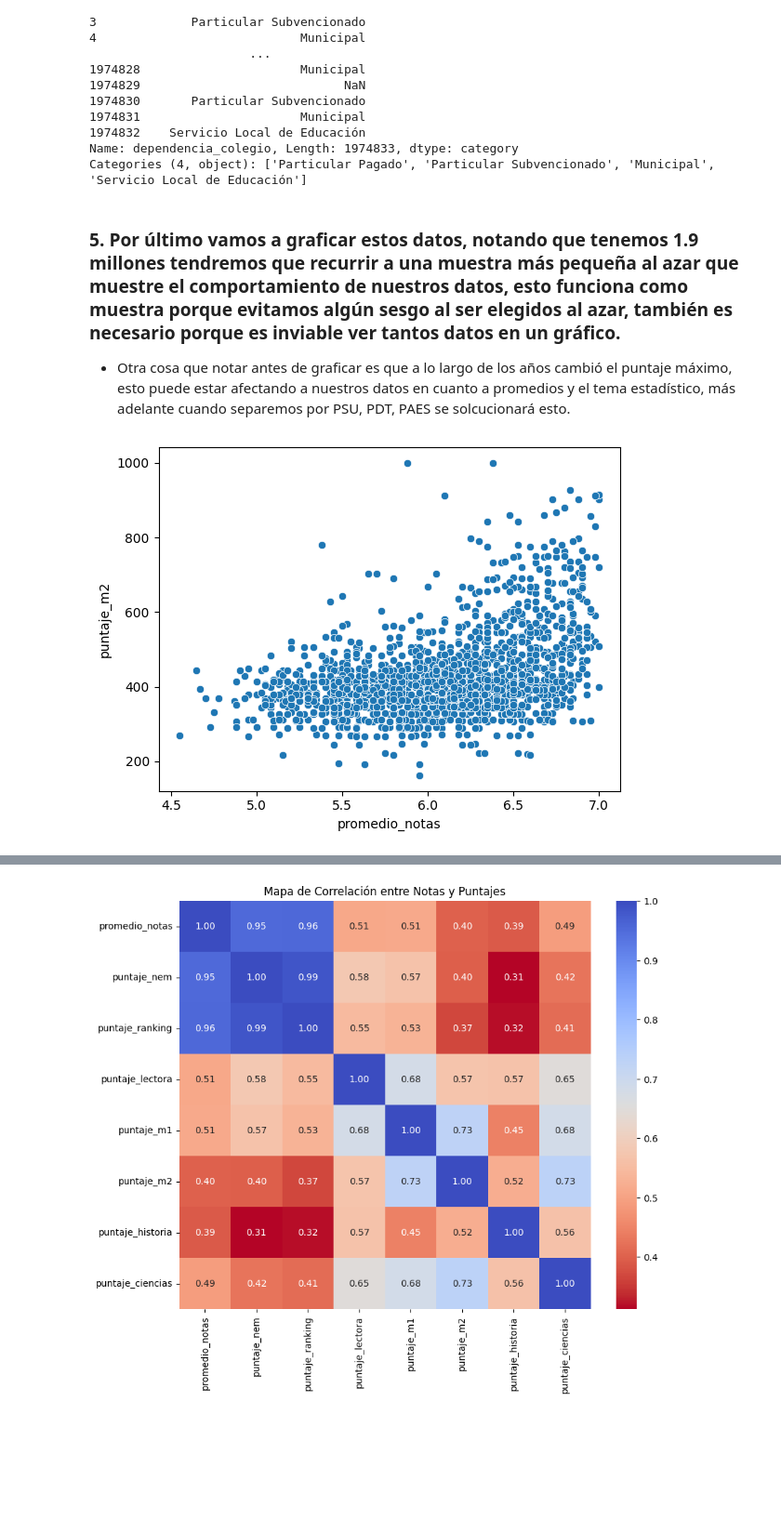
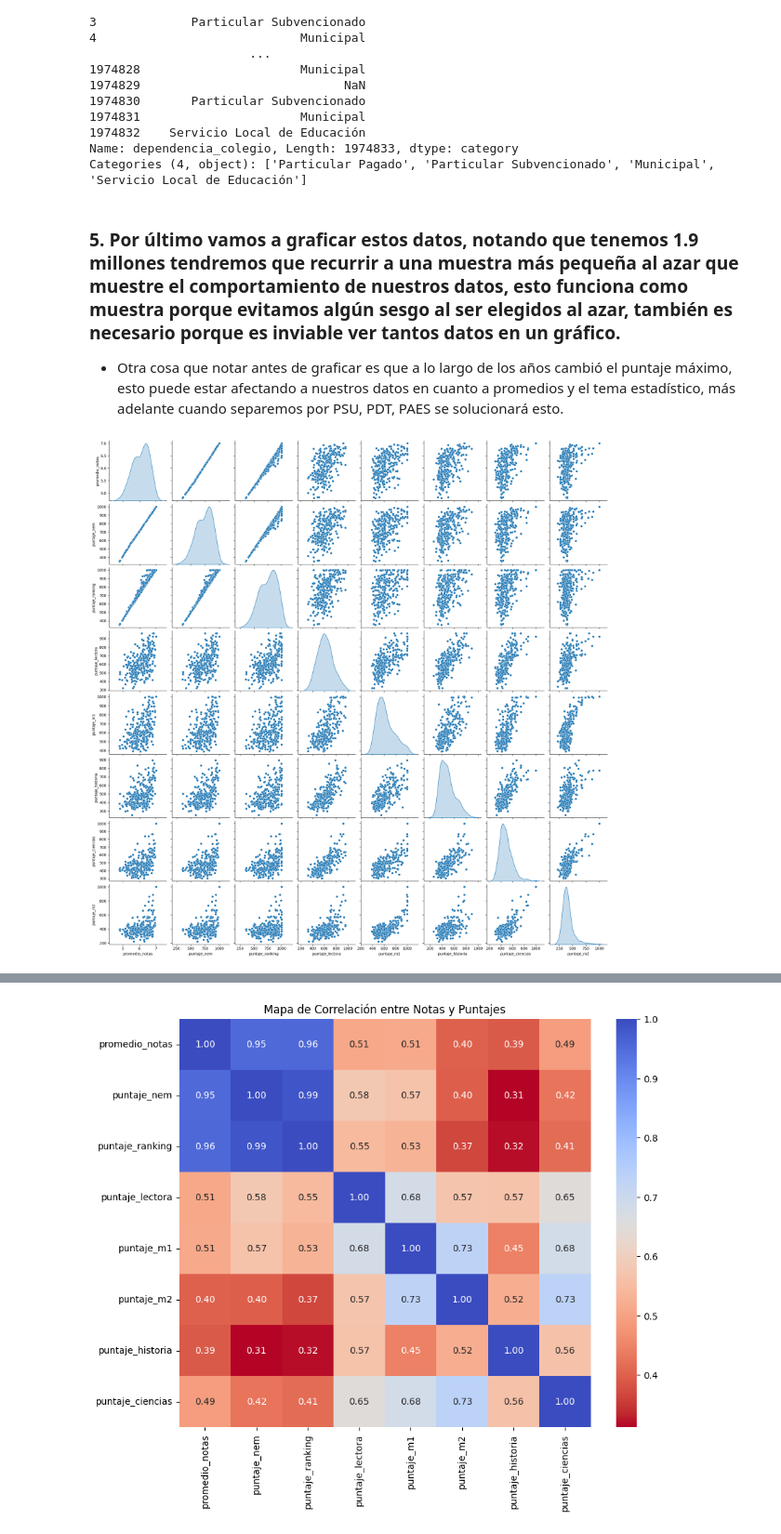
Before and after one commit to BenjaCidR/Proyecto-DEMRE, a Jupyter notebook: notebooks/Procesamiento_2019-2025.ipynb, the cells around one changed output, grey strips where cells are left out. Shown at 93% size. Drawn from its saved outputs; the diff is of its cells as text; code cells hidden in the pictures; blank space fills up the shorter version.

```diff
--- a/notebooks/Procesamiento_2019-2025.ipynb
+++ b/notebooks/Procesamiento_2019-2025.ipynb
@@ -49,7 +49,7 @@ for anio, fila_id in archivos_demre.items():
         # Leemos el csv desde la url
         print(f'Cargando datos del año {anio}')
         df_temporal = pd.read_csv(url, sep=';')
-        df_temporal['anio_proceso'] = anio
+        df_temporal['year_proceso'] = anio
         lista_de_dataframes.append(df_temporal)
         print(f"...Datos del año {anio} cargados 🔥🔥")
 
@@ -157,7 +157,7 @@ def normalizar_nombres_y_filtrar(df):
 
     # Filtramos solo por las columnas que usaremos
     columnas_finales = [
-        'id_estudiante', 'id_colegio_rbd', 'anio_proceso', 'dependencia_colegio', 'situacion_egreso','rama_educacional',
+        'id_estudiante', 'id_colegio_rbd', 'year_proceso', 'dependencia_colegio', 'situacion_egreso','rama_educacional',
         'cod_region', 'cod_comuna', 'promedio_notas', 'puntaje_nem', 'puntaje_ranking',
         'puntaje_lectora', 'puntaje_m1', 'puntaje_m2', 'puntaje_historia', 'puntaje_ciencias', 'tipo_ciencia'
     ]
@@ -204,7 +204,7 @@ df_final['promedio_notas'] = df_final['promedio_notas'].str.replace(',', '.').as
 df_final['puntaje_nem'] = df_final['puntaje_nem'].replace(0, np.nan)
 df_final['puntaje_ranking'] = df_final['puntaje_ranking'].replace(0, np.nan)
 # Cambiamos a tipo category las columnas que tienen pocos datos unicos, esto para reducir el espacio que usan en el DataFrame.
-df_final['anio_proceso'] = df_final['anio_proceso'].astype('category')
+df_final['year_proceso'] = df_final['year_proceso'].astype('category')
 df_final['tipo_ciencia'] = df_final['tipo_ciencia'].astype('category')
 df_final['rama_educacional'] = df_final['rama_educacional'].astype('category')
 df_final['cod_region'] = df_final['cod_region'].astype('category')
@@ -213,6 +213,7 @@ df_final['situacion_egreso'] = df_final['situacion_egreso'].astype('category')
 df_final['dependencia_colegio'] = df_final['dependencia_colegio'].astype('category')
 df_final['id_colegio_rbd'] = df_final['id_colegio_rbd'].astype('category')
 
+
 # Pasamos a int los datos que estaban como float.
 df_final['puntaje_lectora'] = df_final['puntaje_lectora'].replace(0, np.nan).astype('Int64')
 df_final['puntaje_m1'] = df_final['puntaje_m1'].replace(0, np.nan).astype('Int64')
@@ -300,15 +301,29 @@ Name: dependencia_colegio, Length: 1974833, dtype: category
 Categories (4, object): ['Particular Pagado', 'Particular Subvencionado', 'Municipal', 'Servicio Local de Educación']
 # %% [markdown]
 ###  5. Por último vamos a graficar estos datos, notando que tenemos 1.9 millones tendremos que recurrir a una muestra más pequeña al azar que muestre el comportamiento de nuestros datos, esto funciona como muestra porque evitamos algún sesgo al ser elegidos al azar, también es necesario porque es inviable ver tantos datos en un gráfico.
-- Otra cosa que notar antes de graficar es que a lo largo de los años cambió el puntaje máximo, esto puede estar afectando a nuestros datos en cuanto a promedios y el tema estadístico, más adelante cuando separemos por PSU, PDT, PAES se solcucionará esto.
+- Otra cosa que notar antes de graficar es que a lo largo de los años cambió el puntaje máximo, esto puede estar afectando a nuestros datos en cuanto a promedios y el tema estadístico, más adelante cuando separemos por PSU, PDT, PAES se solucionará esto.
 # %%
 import matplotlib.pyplot as plt
 import seaborn as sns
+import pandas as pd
 
-df_muestra = df_final.sample(n=10000)
+columnas_numericas = [
+    'promedio_notas',
+    'puntaje_nem',
+    'puntaje_ranking',
+    'puntaje_lectora',
+    'puntaje_m1',
+    'puntaje_historia',
+    'puntaje_ciencias',
+    'puntaje_m2'
+]
 
-# Ahora haz el gráfico usando esta muestra más pequeña
-sns.scatterplot(data=df_muestra, x='promedio_notas', y='puntaje_m2')
-plt.show()
+# EScogemos 5000 filas para compararar y usamos una seed para que sean datos al azar pero consistentes al momento de ejecutar más de una vez.
+df_muestra = df_final[columnas_numericas].sample(n=5000, random_state=80).copy()
+
+df_muestra_limpia = df_muestra.dropna()
+
+g = sns.pairplot(df_muestra_limpia, kind='scatter', diag_kind='kde')
+plt.savefig("grafico.png")
 # %% [output]
-[figure, old version]
+[figure, new version]
```
Also changed, not shown: parts of 14 cells of this notebook, 3 other files.
